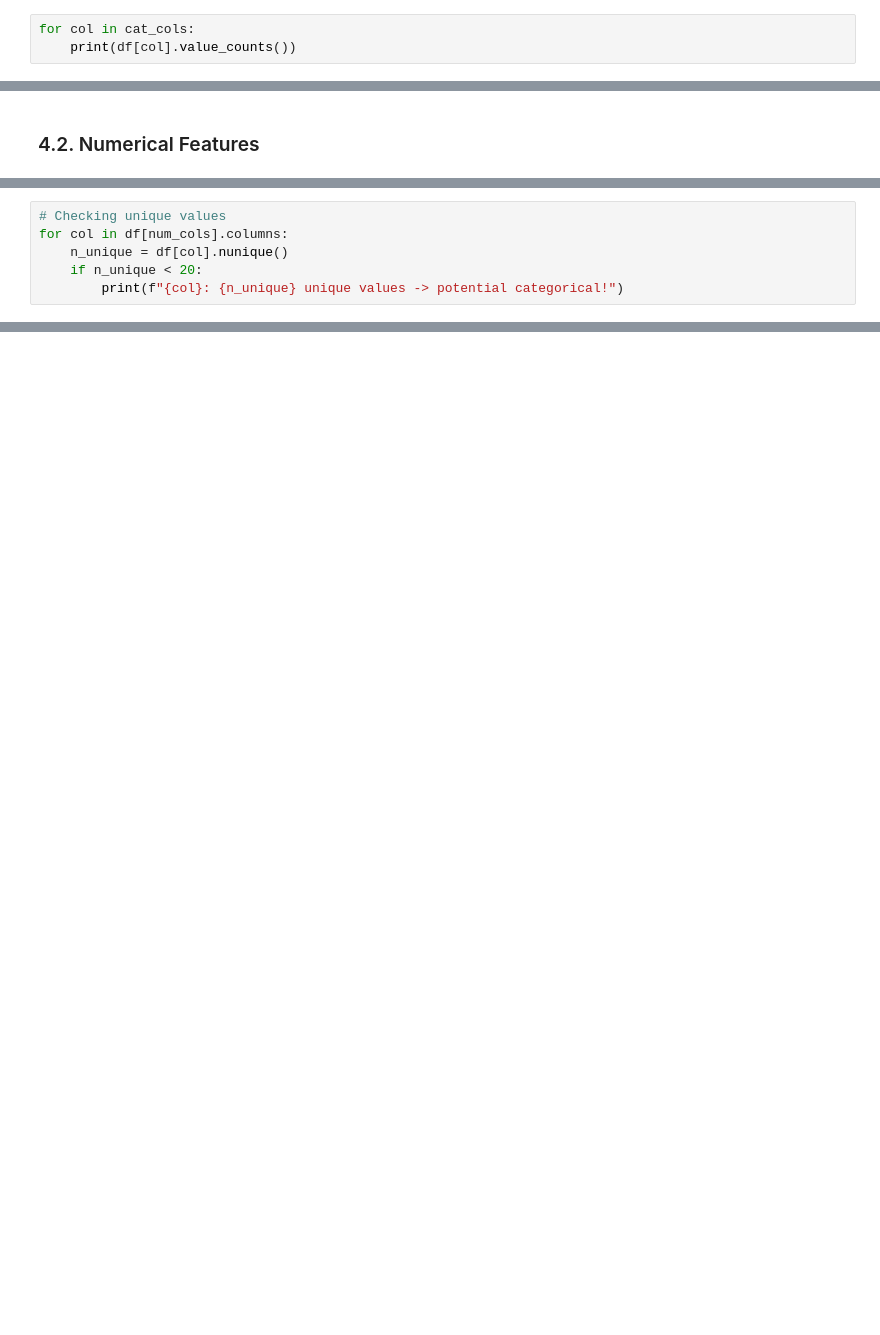
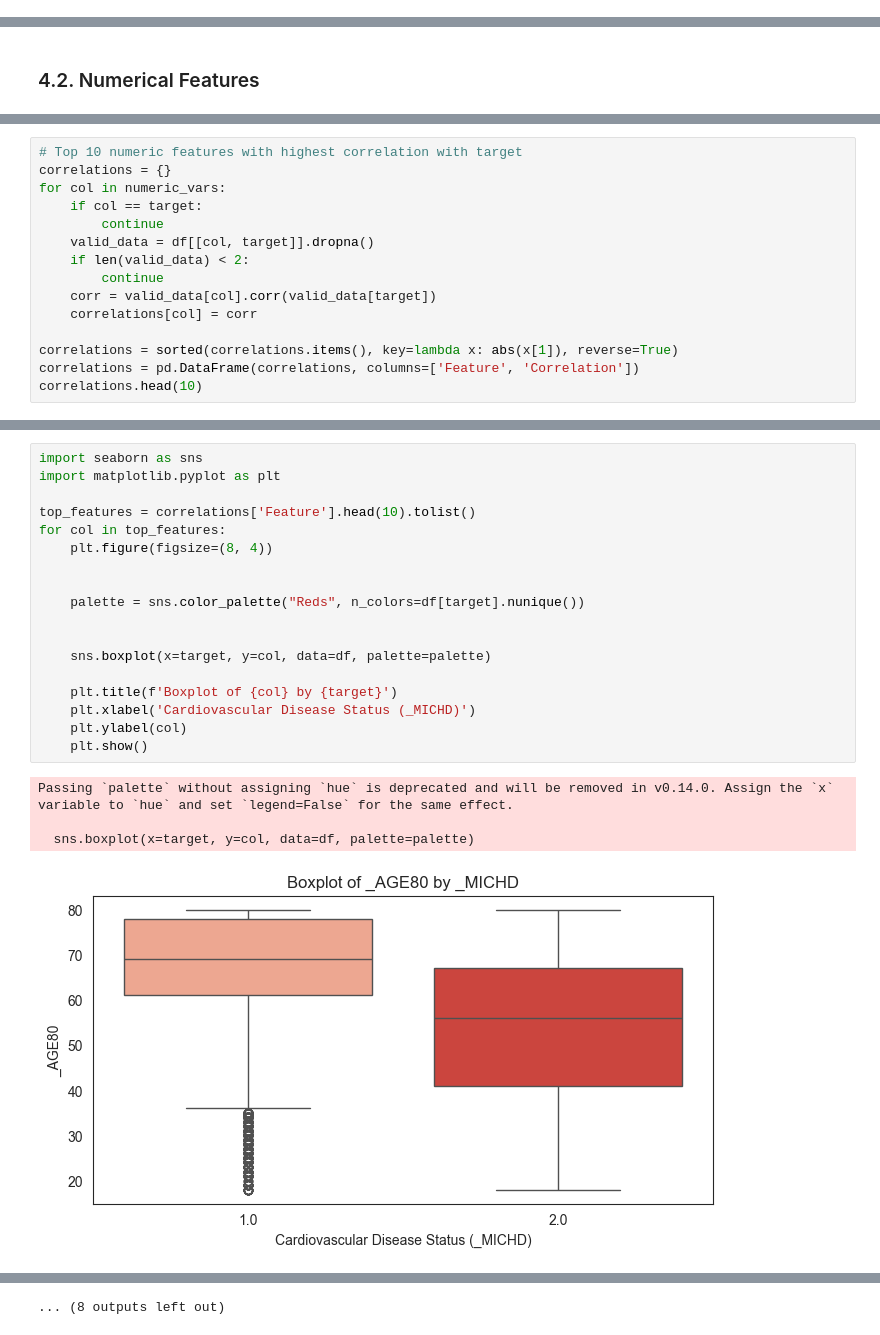
Before and after one commit to thuhang012/DataPrepPrj, a Jupyter notebook: notebooks/01_eda_raw.ipynb, the cells around one changed output, grey strips where cells are left out. Cells and saved outputs as stored; diff of their text form; blank space fills up the shorter version.

```diff
--- a/notebooks/01_eda_raw.ipynb
+++ b/notebooks/01_eda_raw.ipynb
@@ -359,3 +299,0 @@ Number of numerical features: 159
-# %%
-for col in cat_cols:
-    print(df[col].value_counts())
@@ -601,6 +362,0 @@ Therefore, as shown below, features which have fewer than 20 unique values are c
-# %%
-# Checking unique values
-for col in df[num_cols].columns:
-    n_unique = df[col].nunique()
-    if n_unique < 20:
-        print(f"{col}: {n_unique} unique values -> potential categorical!")
@@ -683,0 +408,15 @@ Highly redundant features will destabilize any regression model if not addressed
+# %%
+# Top 10 numeric features with highest correlation with target
+correlations = {}
+for col in numeric_vars:
+    if col == target:
+        continue
+    valid_data = df[[col, target]].dropna()
+    if len(valid_data) < 2:
+        continue
+    corr = valid_data[col].corr(valid_data[target])
+    correlations[col] = corr
+
+correlations = sorted(correlations.items(), key=lambda x: abs(x[1]), reverse=True)
+correlations = pd.DataFrame(correlations, columns=['Feature', 'Correlation'])
+correlations.head(10)
@@ -683,0 +435,23 @@ Highly redundant features will destabilize any regression model if not addressed
+# %%
+import seaborn as sns
+import matplotlib.pyplot as plt
+
+top_features = correlations['Feature'].head(10).tolist()
+for col in top_features:
+    plt.figure(figsize=(8, 4))
+
+
+    palette = sns.color_palette("Reds", n_colors=df[target].nunique())
+
+
+    sns.boxplot(x=target, y=col, data=df, palette=palette)
+
+    plt.title(f'Boxplot of {col} by {target}')
+    plt.xlabel('Cardiovascular Disease Status (_MICHD)')
+    plt.ylabel(col)
+    plt.show()
+# %% [output]
+Passing `palette` without assigning `hue` is deprecated and will be removed in v0.14.0. Assign the `x` variable to `hue` and set `legend=False` for the same effect.
+
+  sns.boxplot(x=target, y=col, data=df, palette=palette)
+[figure, added]
@@ -683,0 +478 @@ Highly redundant features will destabilize any regression model if not addressed
+... (8 outputs left out)
```
Also changed, not shown: parts of 66 cells of this notebook, 1 other file.
